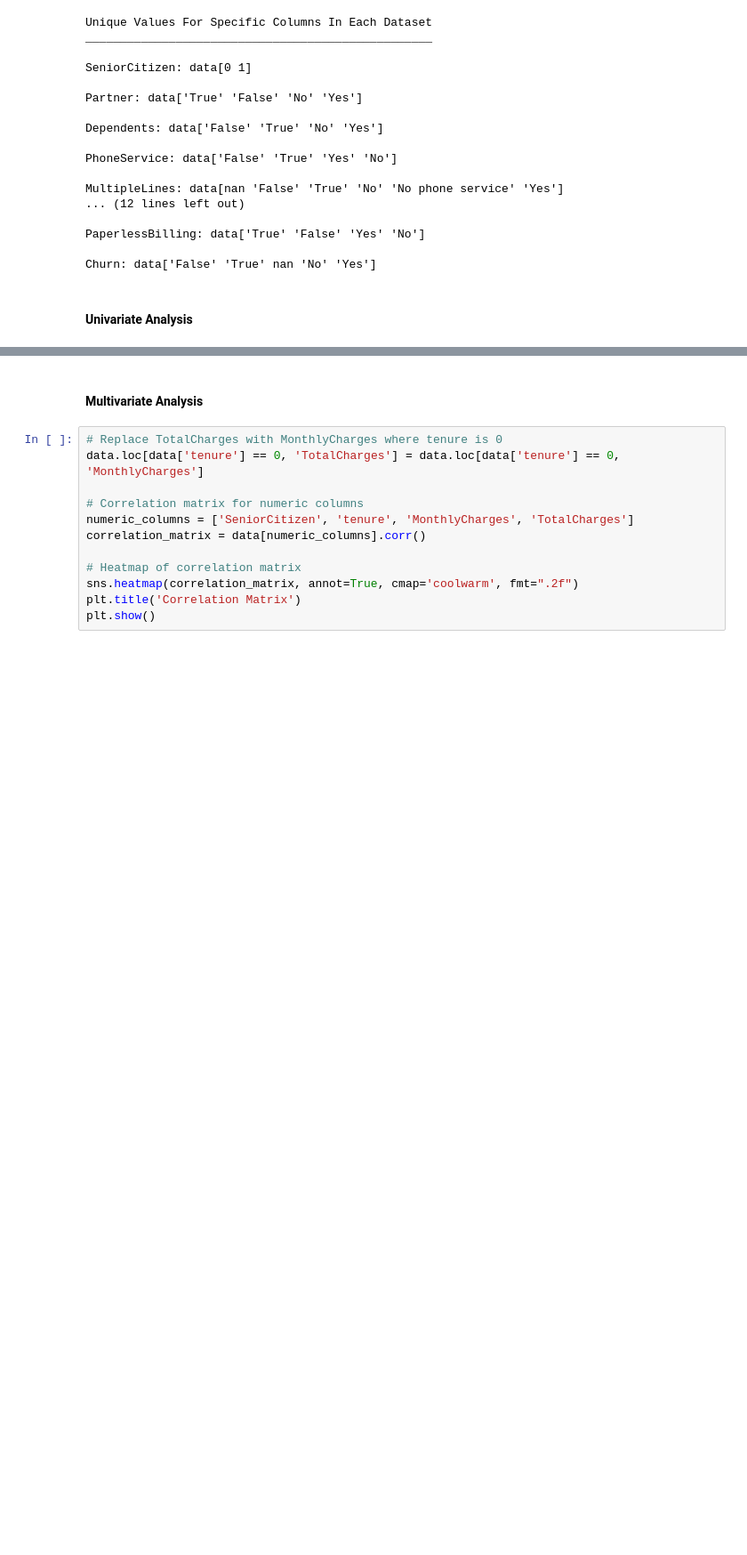
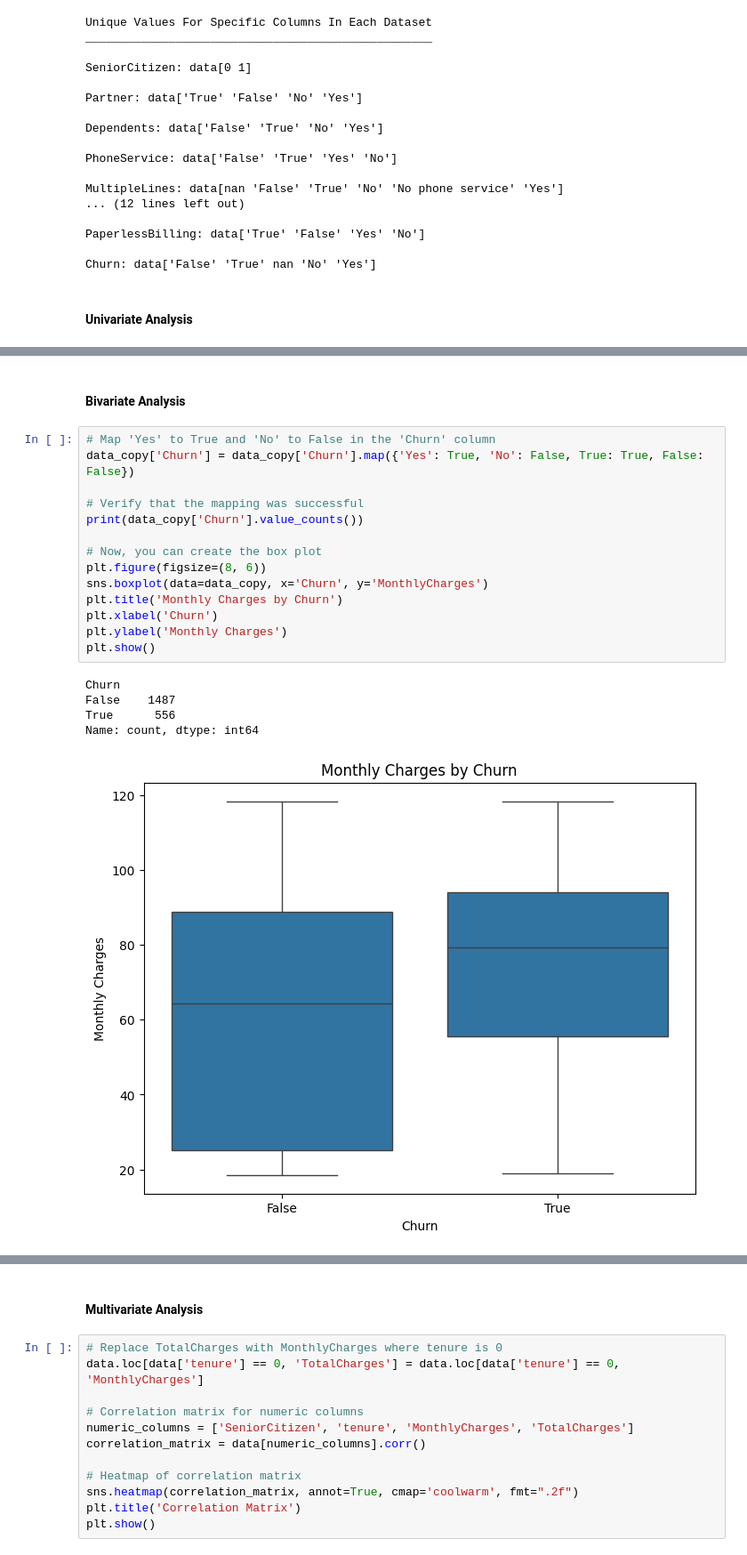
Before and after one commit to Moriahasare/Customer-Churn-Project, a Jupyter notebook: notebook.ipynb, the cells around one changed output, grey strips where cells are left out. Shown at 89% size. Saved outputs shown, nothing was run; the diff lists cells and outputs as text; blank space fills up the shorter version.

```diff
--- a/notebook.ipynb
+++ b/notebook.ipynb
@@ -259,0 +310,22 @@ plt.show()
+# %% [markdown]
+#### Bivariate Analysis
+# %%
+# Map 'Yes' to True and 'No' to False in the 'Churn' column
+data_copy['Churn'] = data_copy['Churn'].map({'Yes': True, 'No': False, True: True, False: False})
+
+# Verify that the mapping was successful
+print(data_copy['Churn'].value_counts())
+
+# Now, you can create the box plot
+plt.figure(figsize=(8, 6))
+sns.boxplot(data=data_copy, x='Churn', y='MonthlyCharges')
+plt.title('Monthly Charges by Churn')
+plt.xlabel('Churn')
+plt.ylabel('Monthly Charges')
+plt.show()
+# %% [output]
+Churn
+False    1487
+True      556
+Name: count, dtype: int64
+[figure, added]
```
Also changed, not shown: parts of 34 cells of this notebook, 5 other files.
